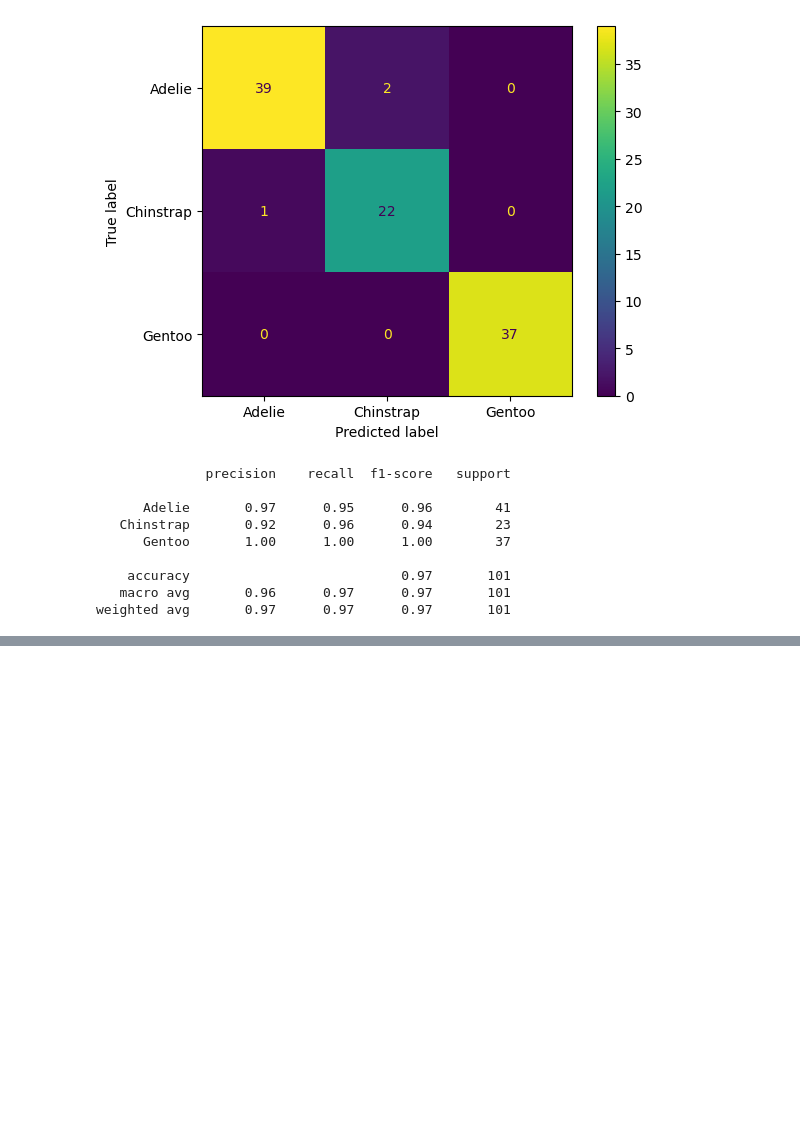
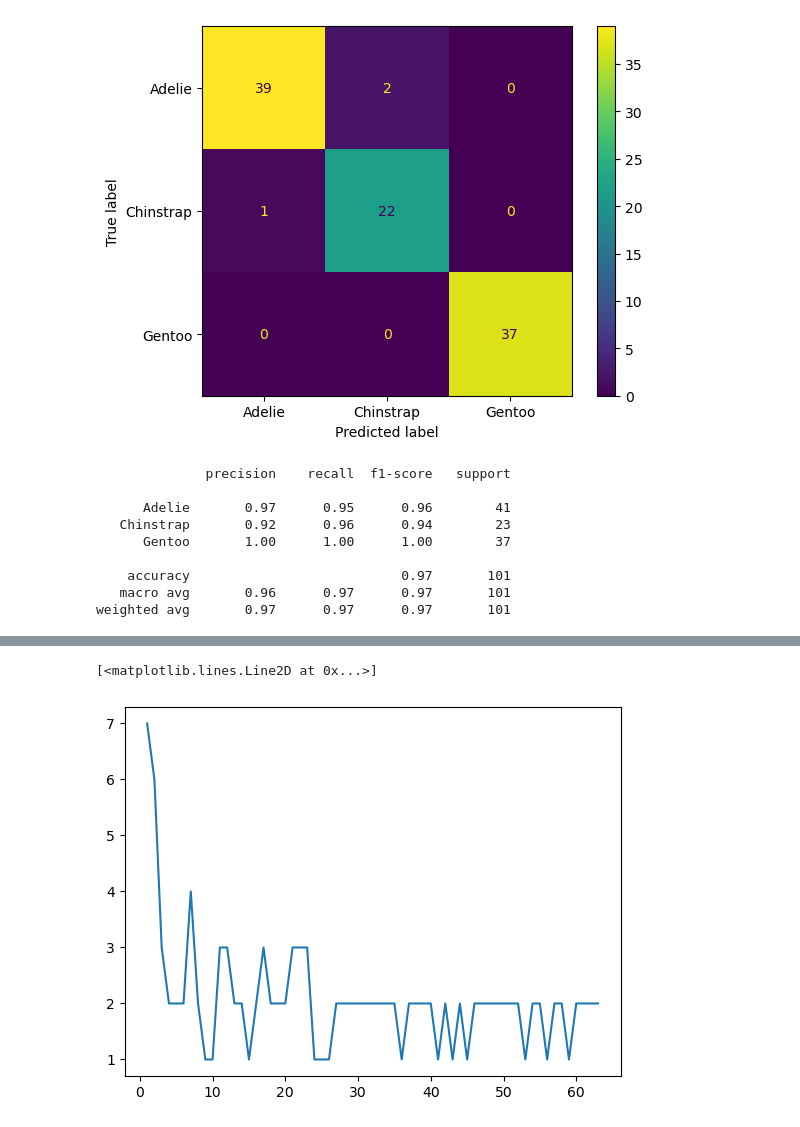
Before and after one commit to NadeemDin/ML-Tree-Based-Methods, a Jupyter notebook: Random Forest Notes.ipynb, the cells around one changed output, grey strips where cells are left out. Drawn from its saved outputs; the diff is of its cells as text; code cells hidden in the pictures; blank space fills up the shorter version.

```diff
--- a/Random Forest Notes.ipynb
+++ b/Random Forest Notes.ipynb
@@ -111,0 +250,5 @@ weighted avg       0.97      0.97      0.97       101
+# %%
+plt.plot(range(1,64),misclassifications)
+# %% [output]
+[<matplotlib.lines.Line2D at 0x...>]
+[figure, added]
```
Also changed, not shown: parts of 26 cells of this notebook.
